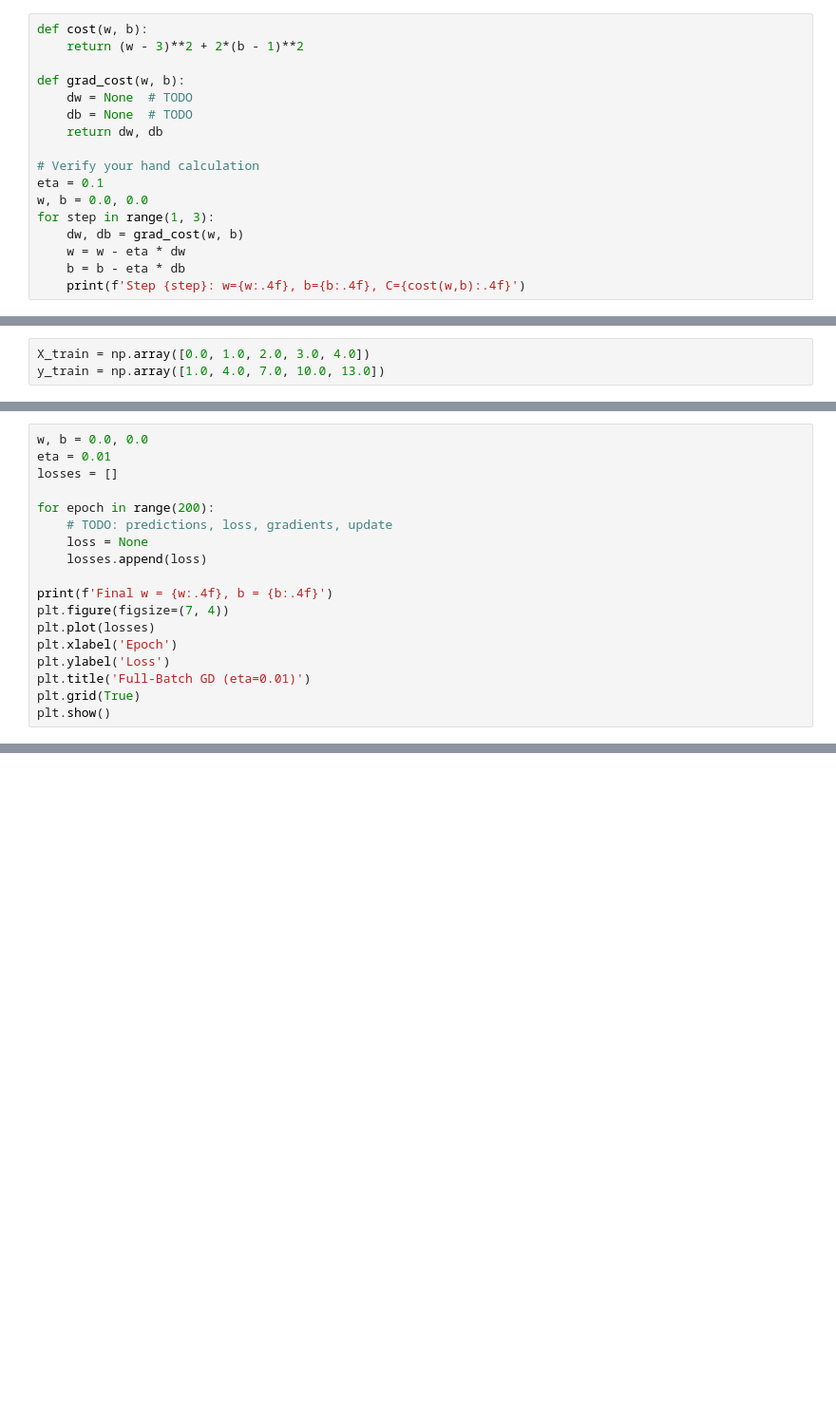
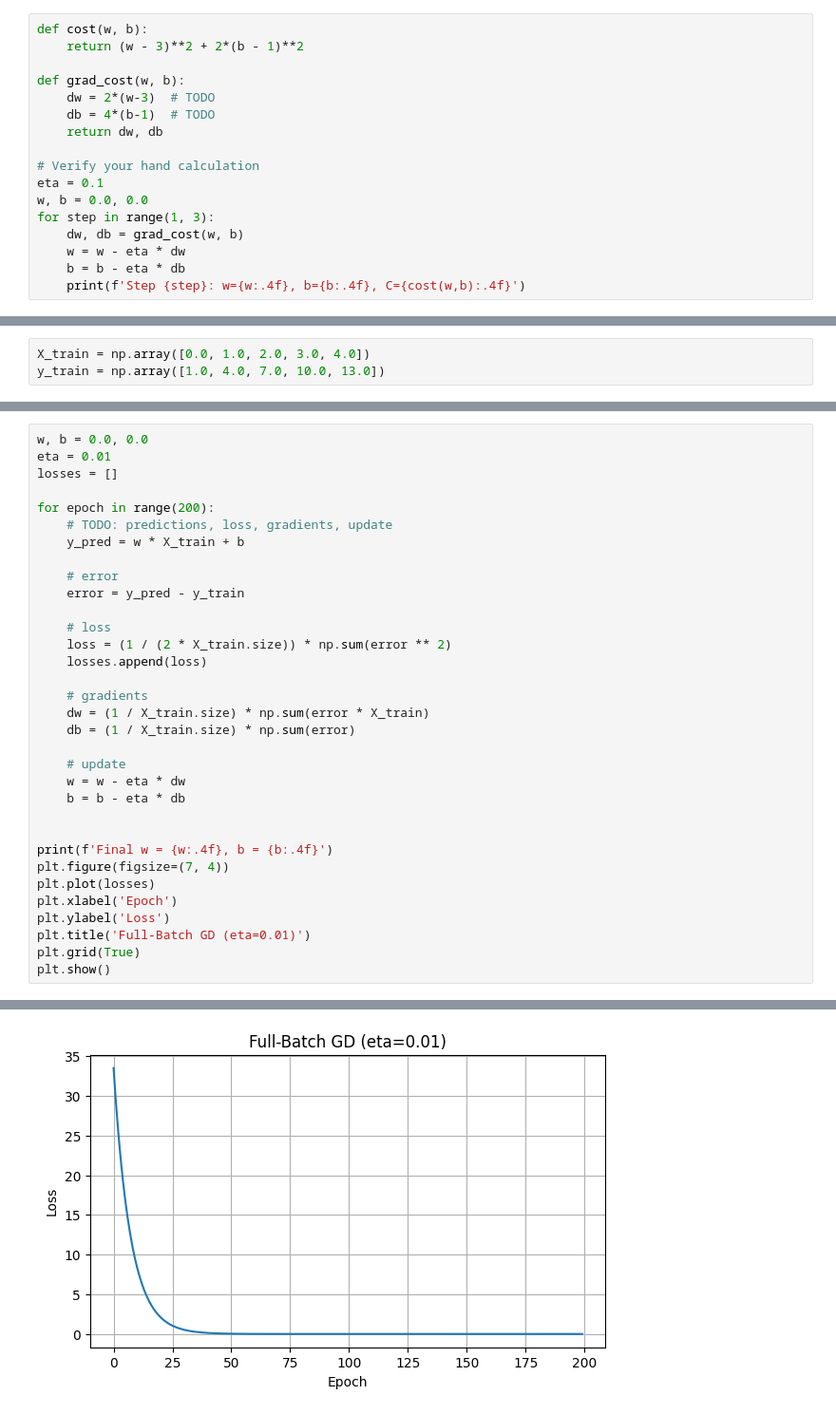
Before and after one commit to Stamatics-NumberstoNeurons/assignment2-aryakishor-a, a Jupyter notebook: Assignment_2_N2N.ipynb, the cells around one changed output, grey strips where cells are left out. Shown at 95% size. Saved outputs shown, nothing was run; the diff lists cells and outputs as text; blank space fills up the shorter version.

```diff
--- a/Assignment_2_N2N.ipynb
+++ b/Assignment_2_N2N.ipynb
@@ -97,8 +145,8 @@ def cost(w, b):
     return (w - 3)**2 + 2*(b - 1)**2
 
 def grad_cost(w, b):
-    dw = None  # TODO
-    db = None  # TODO
+    dw = 2*(w-3)  # TODO
+    db = 4*(b-1)  # TODO
     return dw, db
 
 # Verify your hand calculation
@@ -226,8 +353,23 @@ losses = []
 
 for epoch in range(200):
     # TODO: predictions, loss, gradients, update
-    loss = None
+    y_pred = w * X_train + b
+
+    # error
+    error = y_pred - y_train
+
+    # loss
+    loss = (1 / (2 * X_train.size)) * np.sum(error ** 2)
     losses.append(loss)
+
+    # gradients
+    dw = (1 / X_train.size) * np.sum(error * X_train)
+    db = (1 / X_train.size) * np.sum(error)
+
+    # update
+    w = w - eta * dw
+    b = b - eta * db
+
 
 print(f'Final w = {w:.4f}, b = {b:.4f}')
 plt.figure(figsize=(7, 4))
@@ -237,3 +379,4 @@ plt.ylabel('Loss')
 plt.title('Full-Batch GD (eta=0.01)')
 plt.grid(True)
 plt.show()
+# %% [output]
@@ -240,3 +384,4 @@ plt.show()
+[figure, added]
 # %% [markdown]
 ### Q5b - SGD with Mini-Batch Size = 1
 
```
Also changed, not shown: parts of 37 cells of this notebook.
